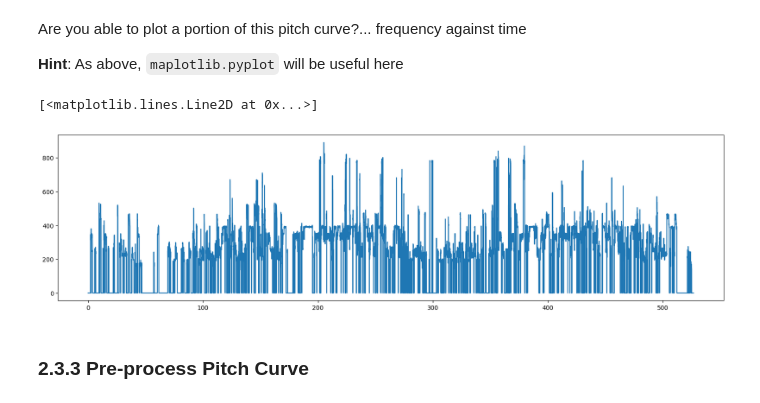
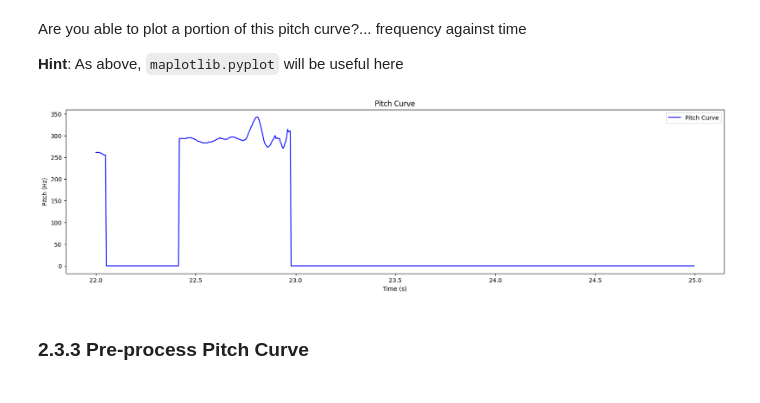
Before and after one commit to pdpau/Raga-Bhairavi-Pattern-Identification, a Jupyter notebook: code/notebooks/characterization/feature_extraction_modified.ipynb, the cells around one changed output. Cells and saved outputs as stored; diff of their text form; code cells hidden in the pictures.

```diff
--- a/code/notebooks/characterization/feature_extraction_modified.ipynb
+++ b/code/notebooks/characterization/feature_extraction_modified.ipynb
@@ -371,10 +371,14 @@ pitch_sample = pitch[start:end]
 # %%
 # plot portion of pitch curve
 plt.figure(figsize=(20, 5))
-plt.plot(time, pitch)
+plt.plot(time_sample, pitch_sample, color='blue', label='Pitch Curve')
+plt.xlabel('Time (s)')
+plt.ylabel('Pitch (Hz)')
+plt.title('Pitch Curve')
+plt.legend()
+plt.show()
 # %% [output]
-[<matplotlib.lines.Line2D at 0x...>]
-[figure, old version]
+[figure, new version]
 # %% [markdown]
 ### 2.3.3 Pre-process Pitch Curve
 # %% [markdown]
```
Also changed, not shown: parts of 3 cells of this notebook.
